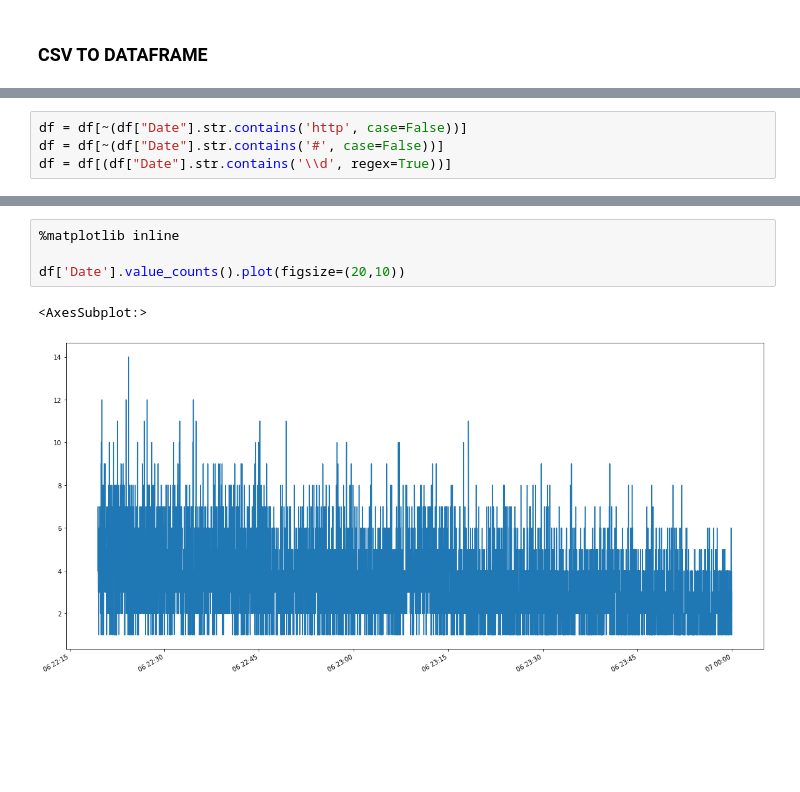
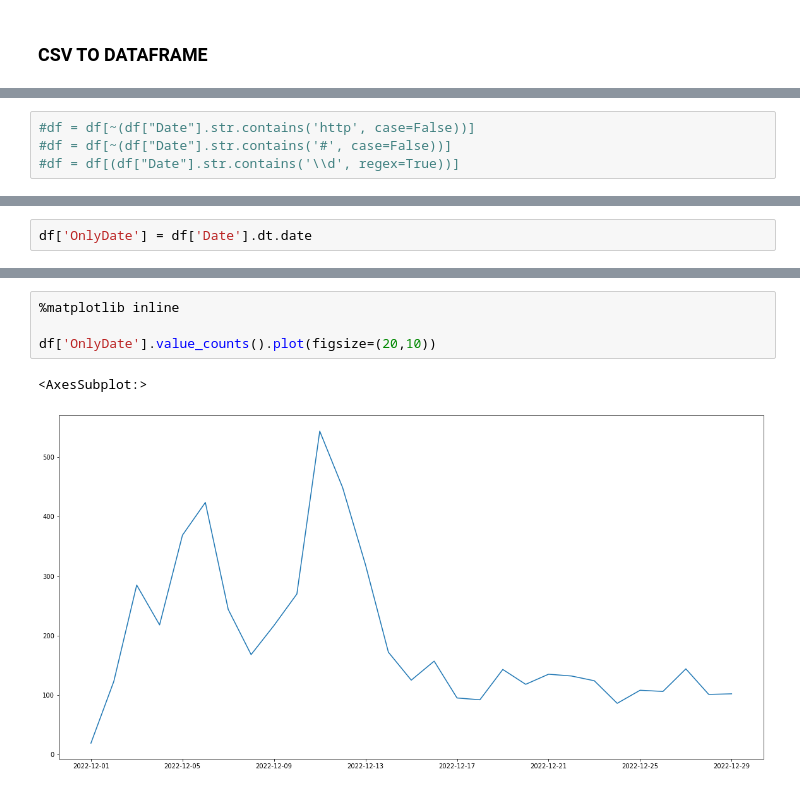
Before and after one commit to yavuzKomecoglu/twitter-sentiment-analysis-morethan101, a Jupyter notebook: notebooks/1_download_data.ipynb, the cells around one changed output, grey strips where cells are left out. Cells and saved outputs as stored; diff of their text form; blank space fills up the shorter version.

```diff
--- a/notebooks/1_download_data.ipynb
+++ b/notebooks/1_download_data.ipynb
@@ -173,7 +169,7 @@ df[(df["Date"].str.contains('\\d', regex=True))]
 # %%
-df = df[~(df["Date"].str.contains('http', case=False))]
-df = df[~(df["Date"].str.contains('#', case=False))]
-df = df[(df["Date"].str.contains('\\d', regex=True))]
+#df = df[~(df["Date"].str.contains('http', case=False))]
+#df = df[~(df["Date"].str.contains('#', case=False))]
+#df = df[(df["Date"].str.contains('\\d', regex=True))]
 # %%
 df['Date'] = pd.to_datetime(df['Date'])
 df
@@ -222 +215,3 @@ Name: Date, Length: 5774, dtype: int64
+# %%
+df['OnlyDate'] = df['Date'].dt.date
 # %%
@@ -237,10 +237,10 @@ Name: Date, Length: 5774, dtype: int64
 # %%
 %matplotlib inline
 
-df['Date'].value_counts().plot(figsize=(20,10))
+df['OnlyDate'].value_counts().plot(figsize=(20,10))
 # %% [output]
 <AxesSubplot:>
-[figure, old version]
+[figure, new version]
 # %%
 duplicate = df[df.duplicated("Tweet")]
 duplicate
```
Also changed, not shown: parts of 20 cells of this notebook, 28 other files.
